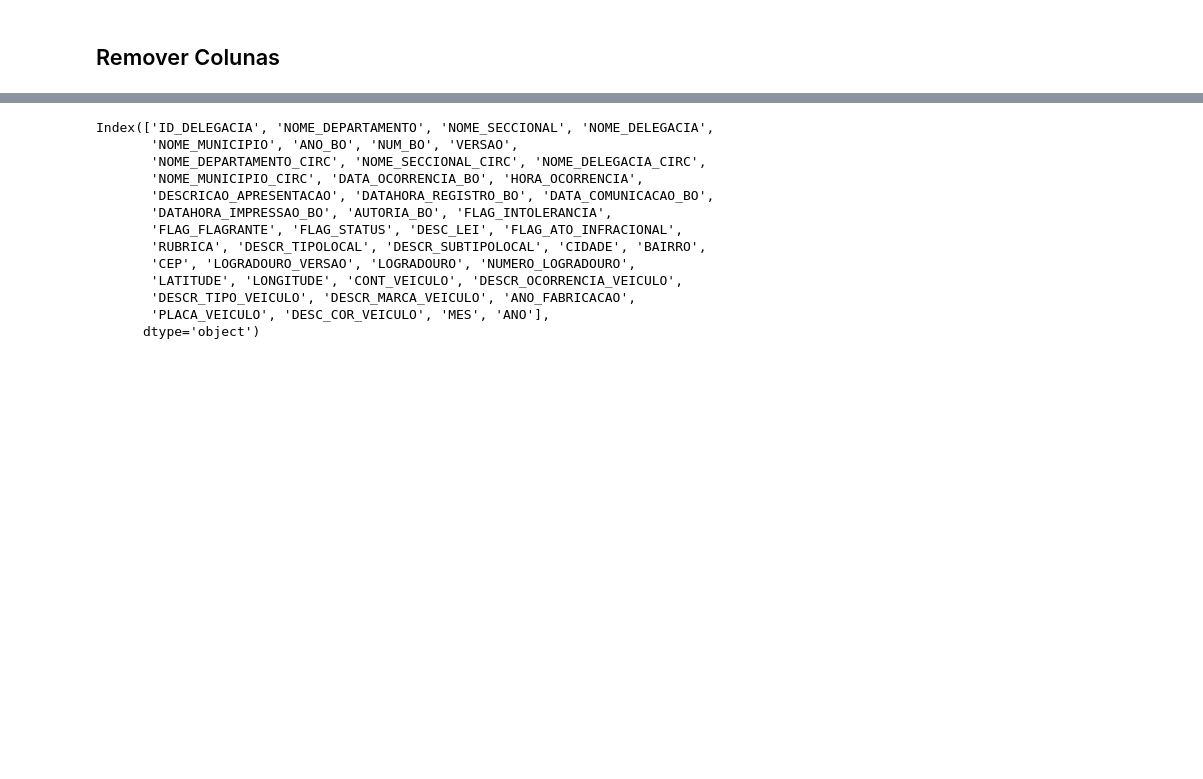
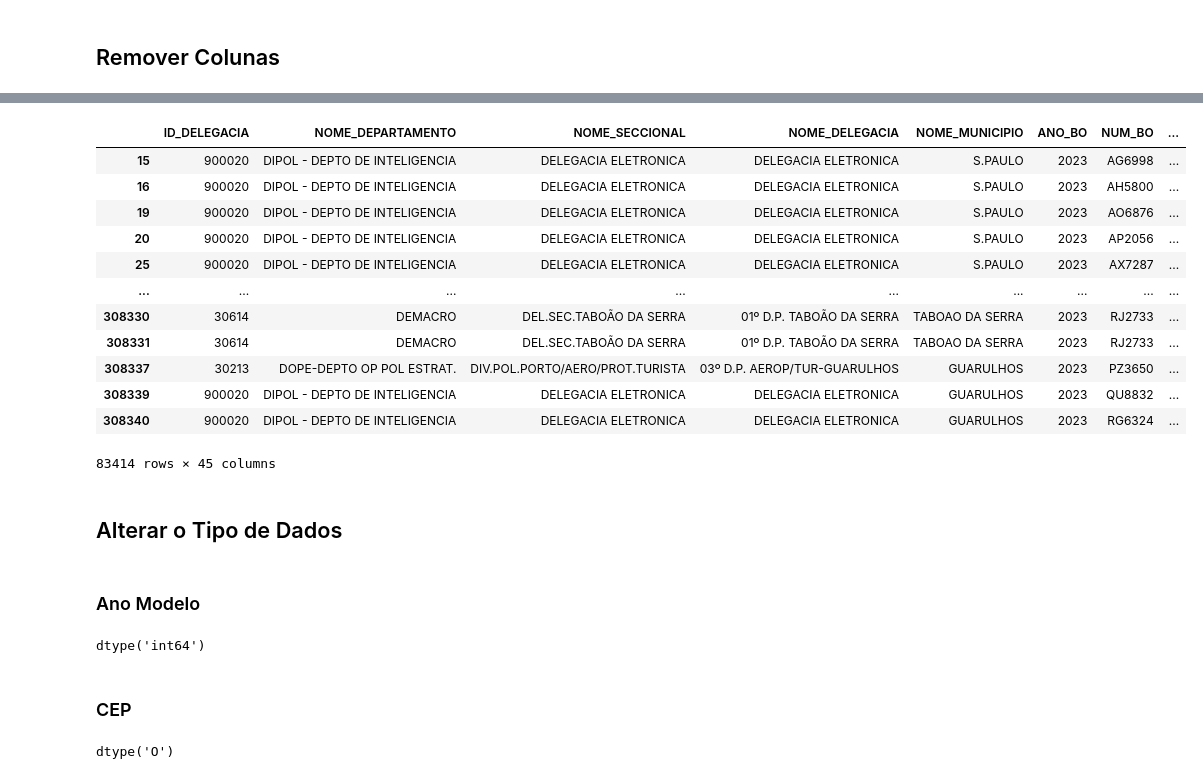
Before and after one commit to gabrielzerraa/Veiculos-roubados-SP, a Jupyter notebook: Veiculos-roubados-SP.ipynb, the cells around one changed output, grey strips where cells are left out. Cells and saved outputs as stored; diff of their text form; code cells hidden in the pictures; blank space fills up the shorter version.

```diff
--- a/Veiculos-roubados-SP.ipynb
+++ b/Veiculos-roubados-SP.ipynb
@@ -196,18 +184,48 @@ df_dados_linhas_ausentes[df_dados_linhas_ausentes['Percentual'] > 20.00]
 # %%
-colunas_excluir = df_dados_linhas_ausentes[df_dados_linhas_ausentes['Percentual'] > 20.00].index.to_list()
+# Apatgar colunas
+colunas_excluir = df_dados_linhas_ausentes[df_dados_linhas_ausentes['Percentual'] > 30.00].index.to_list()
 df = df.drop(columns=colunas_excluir)
-df.columns
-# %% [output]
-Index(['ID_DELEGACIA', 'NOME_DEPARTAMENTO', 'NOME_SECCIONAL', 'NOME_DELEGACIA',
-       'NOME_MUNICIPIO', 'ANO_BO', 'NUM_BO', 'VERSAO',
-       'NOME_DEPARTAMENTO_CIRC', 'NOME_SECCIONAL_CIRC', 'NOME_DELEGACIA_CIRC',
-       'NOME_MUNICIPIO_CIRC', 'DATA_OCORRENCIA_BO', 'HORA_OCORRENCIA',
-       'DESCRICAO_APRESENTACAO', 'DATAHORA_REGISTRO_BO', 'DATA_COMUNICACAO_BO',
-       'DATAHORA_IMPRESSAO_BO', 'AUTORIA_BO', 'FLAG_INTOLERANCIA',
-       'FLAG_FLAGRANTE', 'FLAG_STATUS', 'DESC_LEI', 'FLAG_ATO_INFRACIONAL',
-       'RUBRICA', 'DESCR_TIPOLOCAL', 'DESCR_SUBTIPOLOCAL', 'CIDADE', 'BAIRRO',
-       'CEP', 'LOGRADOURO_VERSAO', 'LOGRADOURO', 'NUMERO_LOGRADOURO',
-       'LATITUDE', 'LONGITUDE', 'CONT_VEICULO', 'DESCR_OCORRENCIA_VEICULO',
-       'DESCR_TIPO_VEICULO', 'DESCR_MARCA_VEICULO', 'ANO_FABRICACAO',
-       'PLACA_VEICULO', 'DESC_COR_VEICULO', 'MES', 'ANO'],
-      dtype='object')
+# %%
+df[df['ANO_MODELO'].isna()]
+# %% [output]
+|  | ID_DELEGACIA | NOME_DEPARTAMENTO | NOME_SECCIONAL | NOME_DELEGACIA | NOME_MUNICIPIO | ANO_BO | NUM_BO | ... |
+| 15 | 900020 | DIPOL - DEPTO DE INTELIGENCIA | DELEGACIA ELETRONICA | DELEGACIA ELETRONICA | S.PAULO | 2023 | AG6998 | ... |
+| 16 | 900020 | DIPOL - DEPTO DE INTELIGENCIA | DELEGACIA ELETRONICA | DELEGACIA ELETRONICA | S.PAULO | 2023 | AH5800 | ... |
+| 19 | 900020 | DIPOL - DEPTO DE INTELIGENCIA | DELEGACIA ELETRONICA | DELEGACIA ELETRONICA | S.PAULO | 2023 | AO6876 | ... |
+| 20 | 900020 | DIPOL - DEPTO DE INTELIGENCIA | DELEGACIA ELETRONICA | DELEGACIA ELETRONICA | S.PAULO | 2023 | AP2056 | ... |
+| 25 | 900020 | DIPOL - DEPTO DE INTELIGENCIA | DELEGACIA ELETRONICA | DELEGACIA ELETRONICA | S.PAULO | 2023 | AX7287 | ... |
+| ... | ... | ... | ... | ... | ... | ... | ... | ... |
+| 308330 | 30614 | DEMACRO | DEL.SEC.TABOÃO DA SERRA | 01º D.P. TABOÃO DA SERRA | TABOAO DA SERRA | 2023 | RJ2733 | ... |
+| 308331 | 30614 | DEMACRO | DEL.SEC.TABOÃO DA SERRA | 01º D.P. TABOÃO DA SERRA | TABOAO DA SERRA | 2023 | RJ2733 | ... |
+| 308337 | 30213 | DOPE-DEPTO OP POL ESTRAT. | DIV.POL.PORTO/AERO/PROT.TURISTA | 03º D.P. AEROP/TUR-GUARULHOS | GUARULHOS | 2023 | PZ3650 | ... |
+| 308339 | 900020 | DIPOL - DEPTO DE INTELIGENCIA | DELEGACIA ELETRONICA | DELEGACIA ELETRONICA | GUARULHOS | 2023 | QU8832 | ... |
+| 308340 | 900020 | DIPOL - DEPTO DE INTELIGENCIA | DELEGACIA ELETRONICA | DELEGACIA ELETRONICA | GUARULHOS | 2023 | RG6324 | ... |
+83414 rows × 45 columns
+# %% [markdown]
+## Alterar o Tipo de Dados
+# %% [markdown]
+### Ano Modelo
+# %%
+# Renomear valores NaN
+df['ANO_MODELO'] = df['ANO_MODELO'].fillna(0.0)
+
+# Mudar o tipo de Dados do Ano Modelo. float64 -> int64
+df['ANO_MODELO'] = df['ANO_MODELO'].astype('int64')
+
+# Verificar o tipo de dado
+df['ANO_MODELO'].dtypes
+# %% [output]
+dtype('int64')
+# %% [markdown]
+### CEP
+# %%
+# Renomear os valores NaN
+df['CEP'] = df['CEP'].fillna(0000000)
+
+# Mudar o tipo de dado do CEP. float64 -> int64 > string
+df['CEP'] = df['CEP'].astype('int64').astype(str)
+
+# Verificar o tipo de dado
+df['CEP'].dtypes
+# %% [output]
+dtype('O')
```
Also changed, not shown: parts of 27 cells of this notebook.
